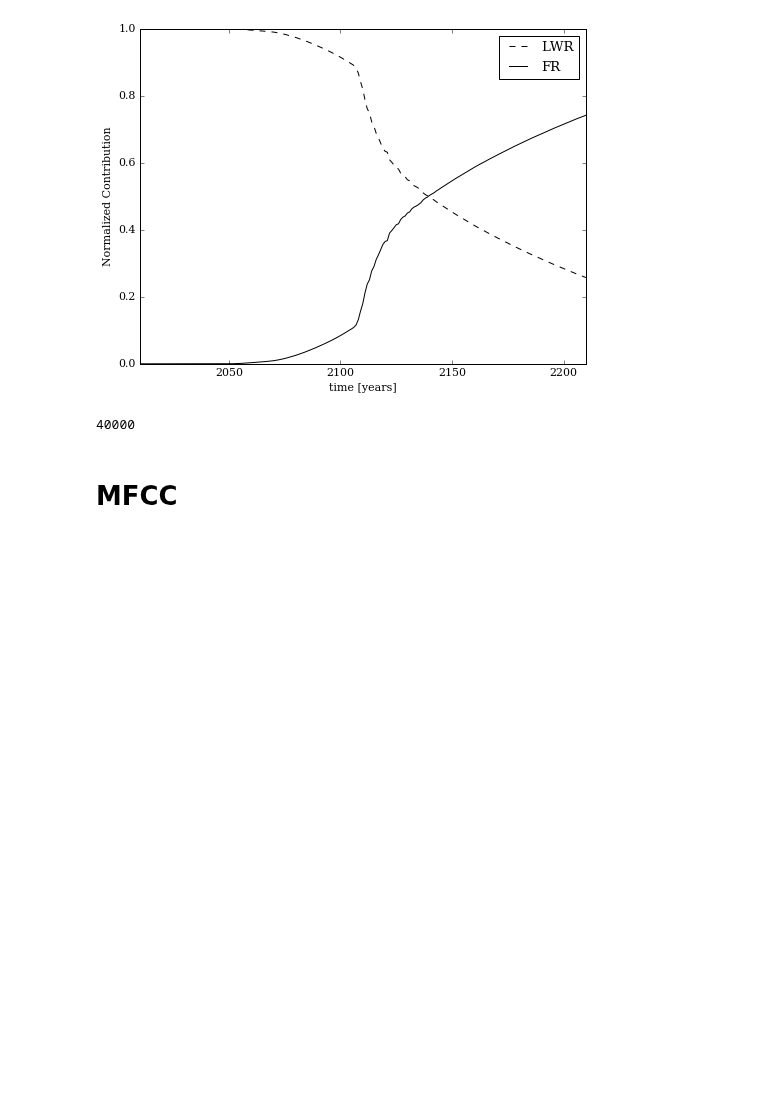
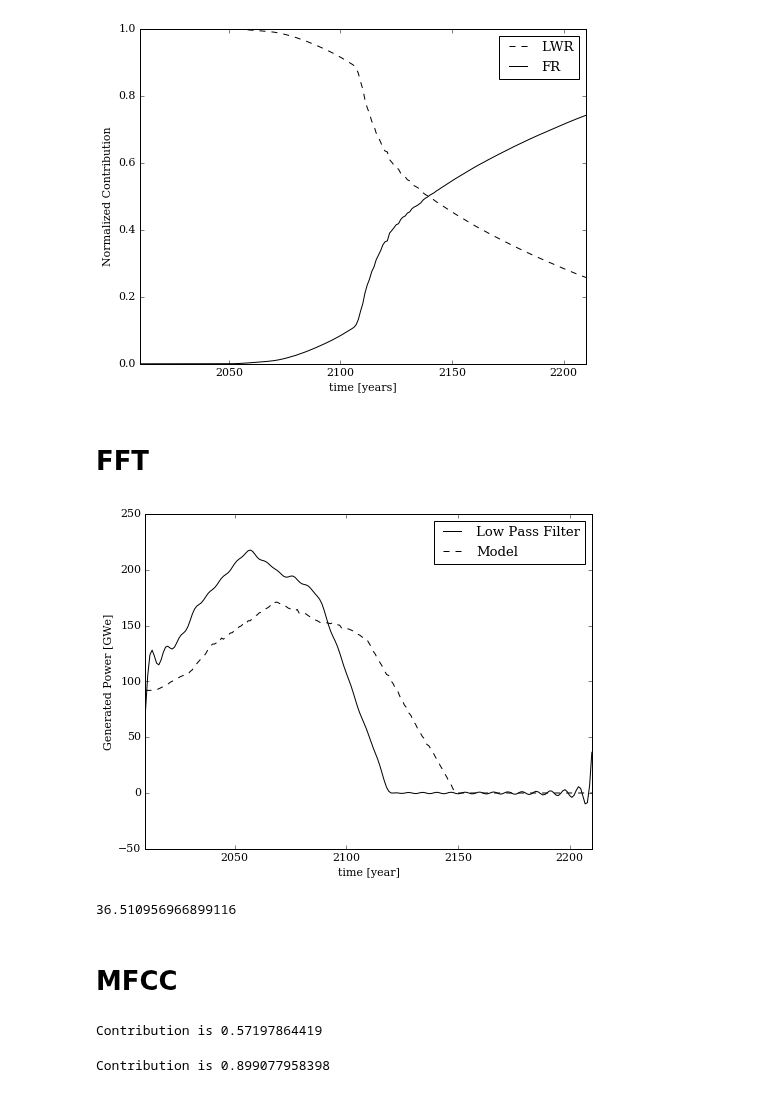
Before and after one commit to scopatz/fc-bench-method, a Jupyter notebook: methodology.ipynb, the cells around one changed output. Drawn from its saved outputs; the diff is of its cells as text; code cells hidden in the pictures; blank space fills up the shorter version.

```diff
--- a/methodology.ipynb
+++ b/methodology.ipynb
@@ -394,7 +379,28 @@ display_dwt(dist, cost, path)
-# %%
-200**2
-# %% [output]
-40000
+# %% [markdown]
+FFT
+=====
+# %%
+n_fft = 256
+lwr_freq = np.fft.rfft(gwe_lwr_mu, n=n_fft)
+low_pass = np.fft.irfft(lwr_freq[:int(n_fft/8)], n=len(t))
+# %%
+fig = plt.figure(figsize=(8, 6))
+plt.plot(t, low_pass, 'k-', label='Low Pass Filter')
+plt.plot(t, gwe_lwr_mu, 'k--', label='Model')
+ax = plt.axis()
+plt.axis([t[0], t[-1], ax[2], ax[3]])
+plt.legend(loc=0)
+plt.xlabel('time [year]')
+plt.ylabel('Generated Power [GWe]')
+fname = 'fft-lwr-model'
+plt.savefig(fname + '.png')
+plt.savefig(fname + '.eps')
+# %% [output]
+[figure, added]
+# %%
+low_pass[-1]
+# %% [output]
+36.510956966899116
 # %% [markdown]
 MFCC
 =========
@@ -414,0 +410,15 @@ plt.plot(t, low_pass)
+# %%
+mfcc_lwr = librosa.feature.mfcc(gwe_lwr_mu, **mfcc_params).T
+mfcc_tot = librosa.feature.mfcc(gwe_mu, **mfcc_params).T
+dist, cost, path = dtw.dtw(mfcc_tot, mfcc_lwr)
+cont = contribution_alt(mfcc_tot, dist)
+print('Contribution is', cont)
+# %% [output]
+Contribution is 0.57197864419
+# %%
+mfcc_fr = librosa.feature.mfcc(gwe_fr_mu, **mfcc_params).T
+dist, cost, path = dtw.dtw(mfcc_tot, mfcc_fr)
+cont = contribution_alt(mfcc_tot, dist)
+print('Contribution is', cont)
+# %% [output]
+Contribution is 0.899077958398
```
Also changed, not shown: parts of 24 cells of this notebook, 33 other files.
